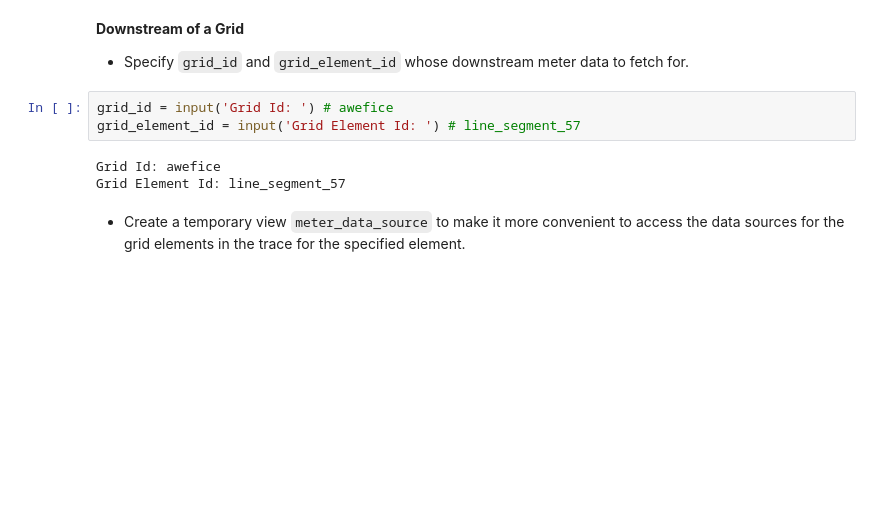
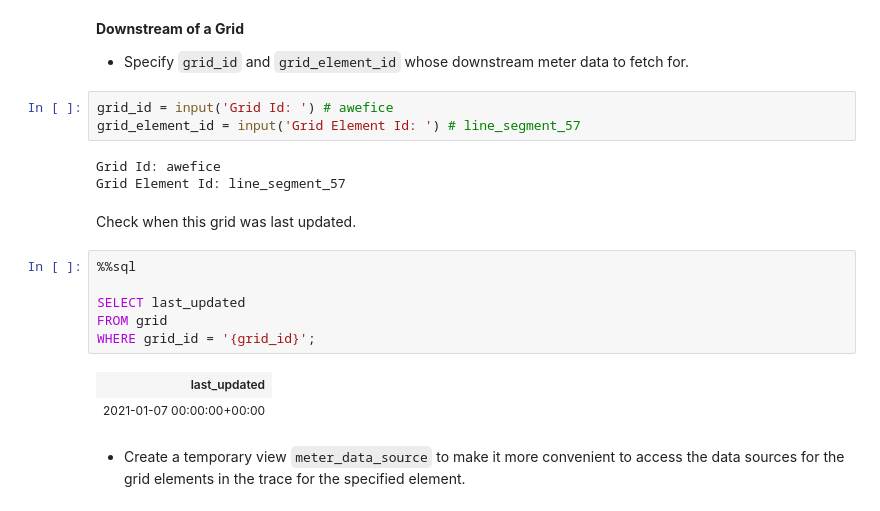
Before and after one commit to alundy98/SERCuit-Breakers-UAI-Hackathon-Data-Center-Project, a Jupyter notebook: jupyter_notebooks/time_series_access.ipynb, the cells around one changed output. Saved outputs shown, nothing was run; the diff lists cells and outputs as text; blank space fills up the shorter version.

```diff
--- a/jupyter_notebooks/time_series_access.ipynb
+++ b/jupyter_notebooks/time_series_access.ipynb
@@ -83,6 +87,17 @@ grid_element_id = input('Grid Element Id: ') # line_segment_57
 # %% [output]
 Grid Id: awefice
 Grid Element Id: line_segment_57
+# %% [markdown]
+Check when this grid was last updated.
+# %%
+%%sql
+
+SELECT last_updated
+FROM grid
+WHERE grid_id = '{grid_id}';
+# %% [output]
+| last_updated |
+| 2021-01-07 00:00:00+00:00 |
 # %% [markdown]
 - Create a temporary view `meter_data_source` to make it more convenient to access the data sources for the grid elements in the trace for the specified element.
 # %%
```
Also changed, not shown: parts of 11 cells of this notebook, 8 other files.
